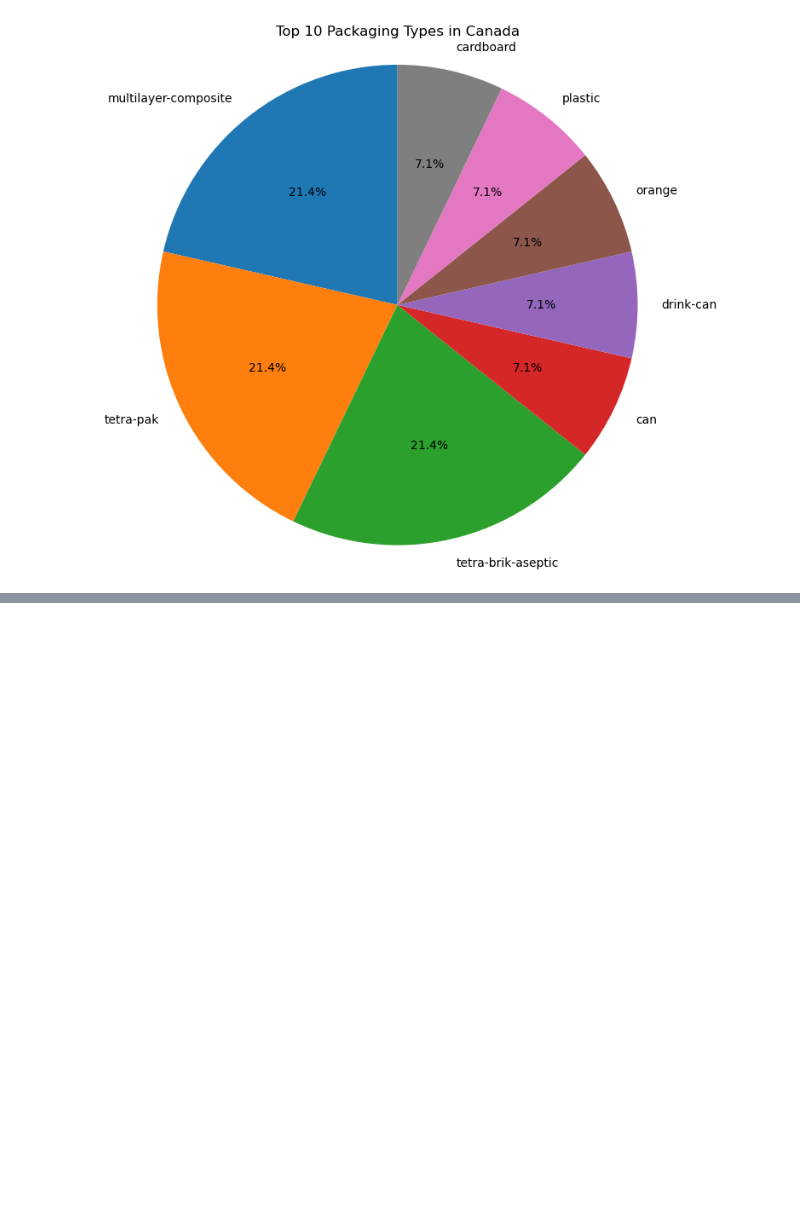
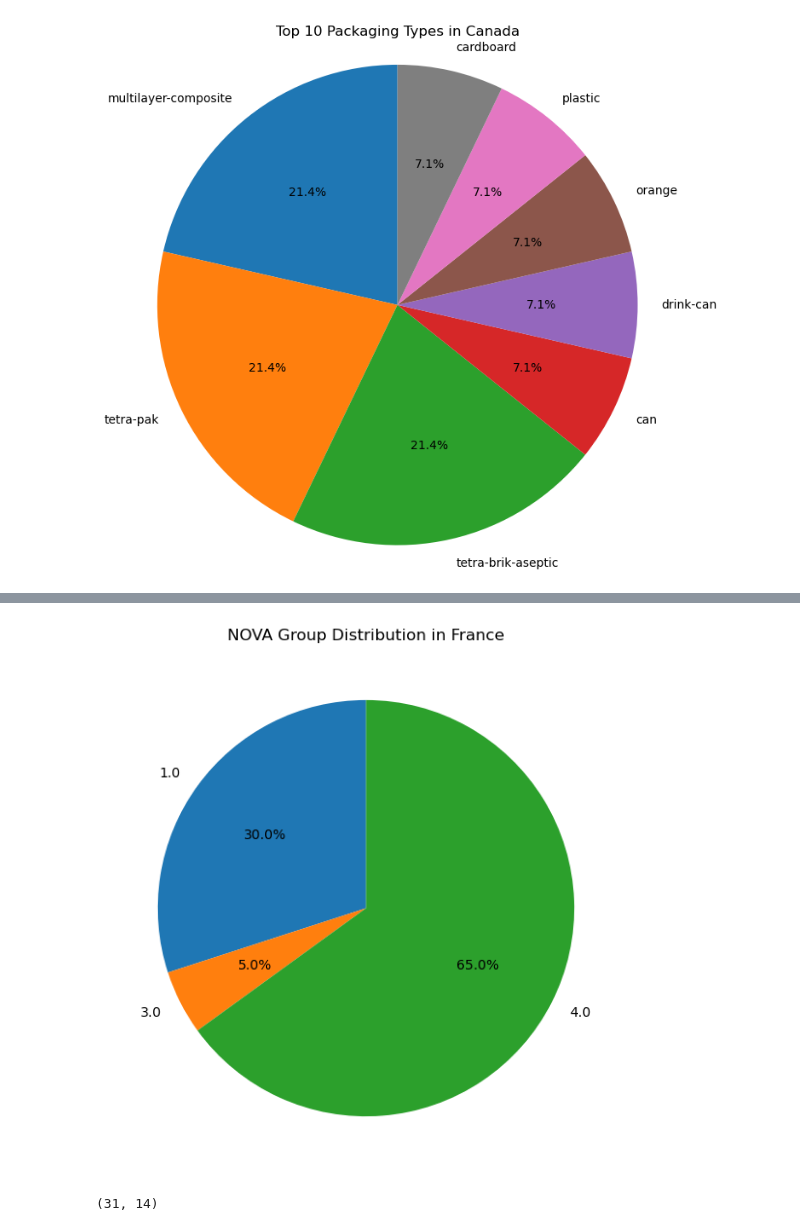
Before and after one commit to Codon-s/cpg-product-intelligence, a Jupyter notebook: notebook.ipynb, the cells around one changed output, grey strips where cells are left out. Cells and saved outputs as stored; diff of their text form; code cells hidden in the pictures; blank space fills up the shorter version.

```diff
--- a/notebook.ipynb
+++ b/notebook.ipynb
@@ -1032,0 +1050,19 @@ plt.show()
+# %%
+nova_count.plot(
+    kind='pie',
+    autopct='%1.1f%%',
+    figsize=(7,7),
+    startangle=90,
+    ylabel=''
+)
+
+plt.title('NOVA Group Distribution in France')
+plt.show()
+# %% [output]
+[figure, added]
+# %%
+belgium = df_clean[df_clean['countries_tags'] == 'belgium']
+
+print(belgium.shape)
+# %% [output]
+(31, 14)
```
Also changed, not shown: parts of 21 cells of this notebook.
